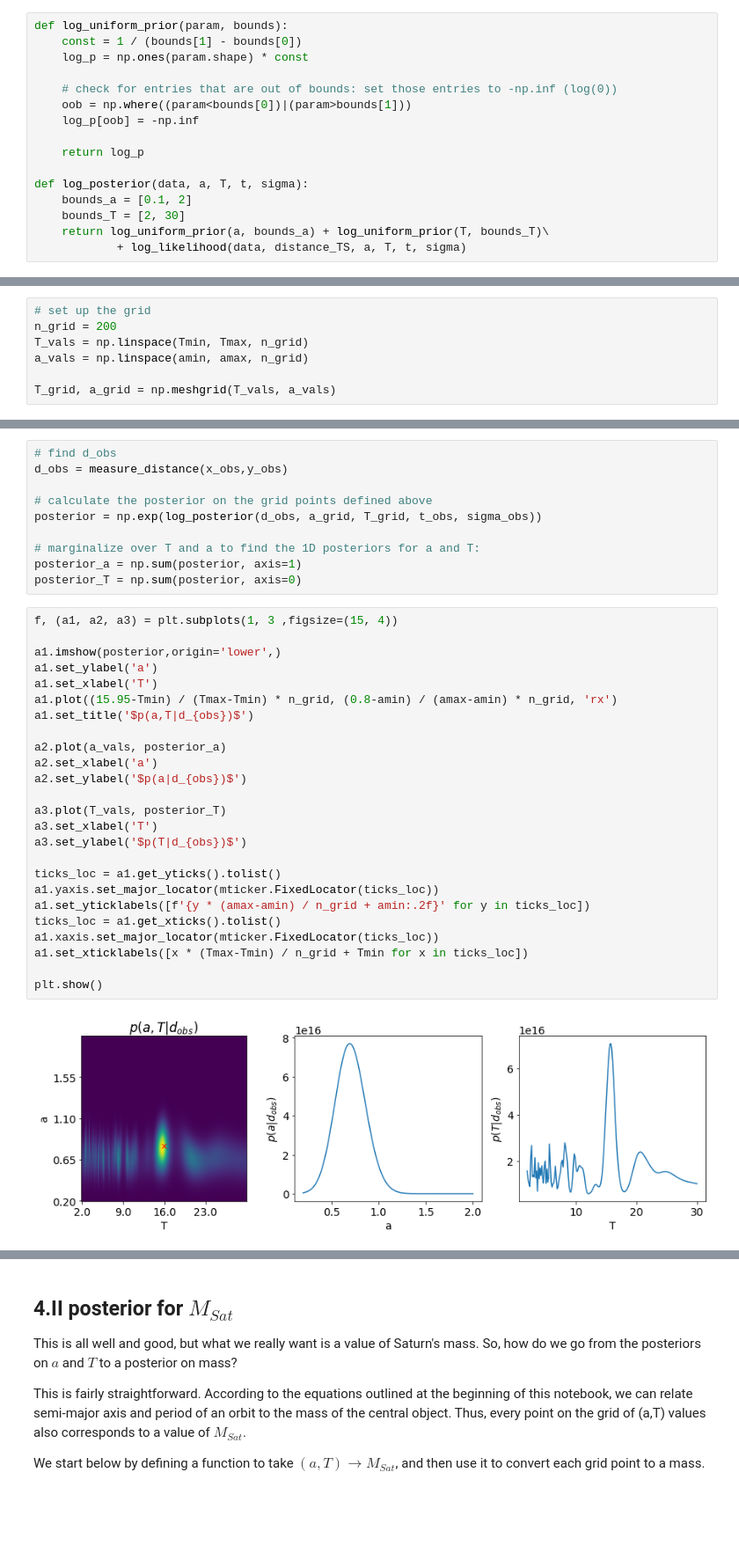
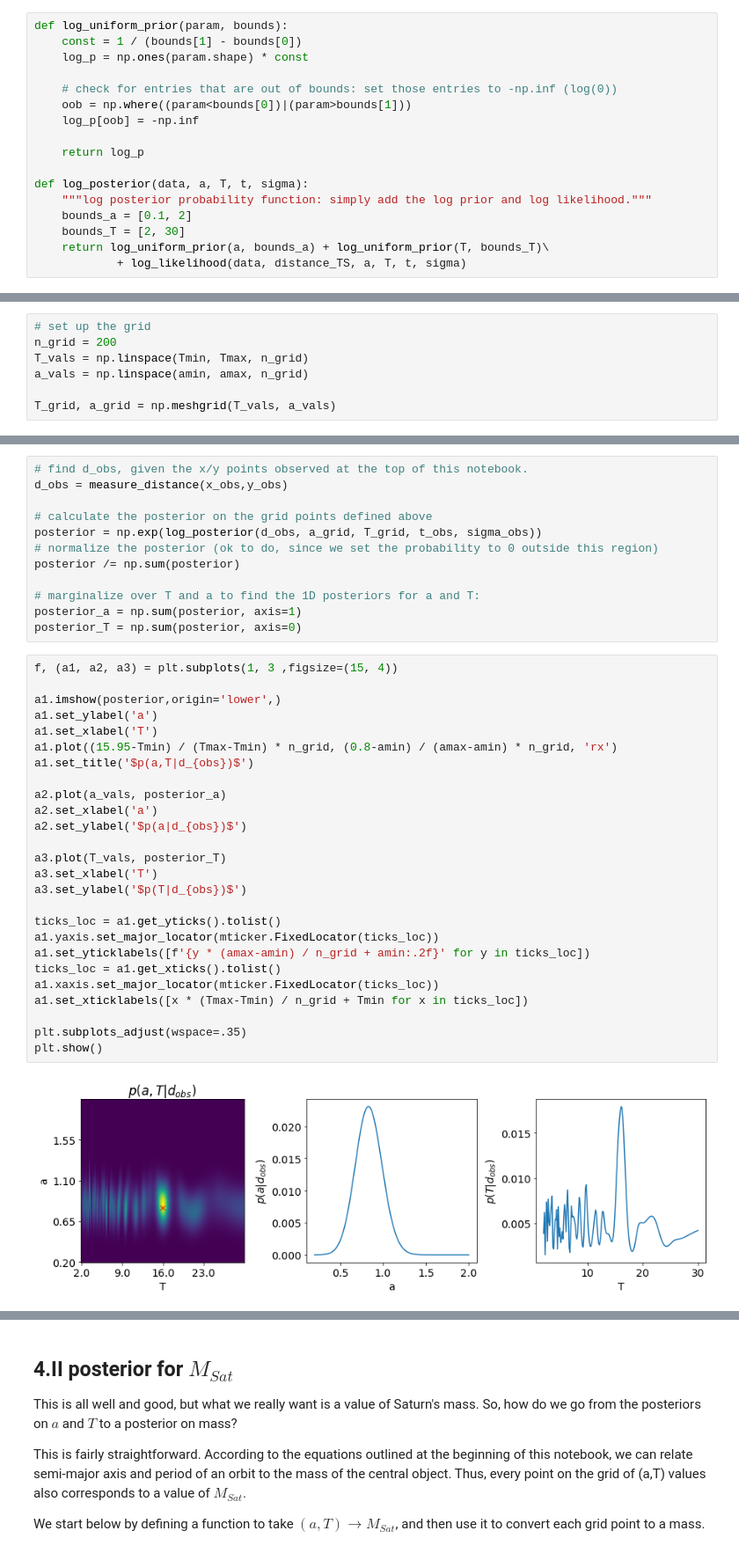
Before and after one commit to KIPAC/StatisticsCookbook, a Jupyter notebook: bayes_law/example-2.0.ipynb, the cells around one changed output, grey strips where cells are left out. Shown at 88% size. Saved outputs shown, nothing was run; the diff lists cells and outputs as text; blank space fills up the shorter version.

```diff
--- a/bayes_law/example-2.0.ipynb
+++ b/bayes_law/example-2.0.ipynb
@@ -217,6 +208,7 @@ def log_uniform_prior(param, bounds):
     return log_p
 
 def log_posterior(data, a, T, t, sigma):
+    """log posterior probability function: simply add the log prior and log likelihood."""
     bounds_a = [0.1, 2]
     bounds_T = [2, 30]
     return log_uniform_prior(a, bounds_a) + log_uniform_prior(T, bounds_T)\
@@ -261,9 +257,11 @@ T_grid, a_grid = np.meshgrid(T_vals, a_vals)
 # %%
-# find d_obs
+# find d_obs, given the x/y points observed at the top of this notebook.
 d_obs = measure_distance(x_obs,y_obs)
 
 # calculate the posterior on the grid points defined above
 posterior = np.exp(log_posterior(d_obs, a_grid, T_grid, t_obs, sigma_obs))
+# normalize the posterior (ok to do, since we set the probability to 0 outside this region)
+posterior /= np.sum(posterior)
 
 # marginalize over T and a to find the 1D posteriors for a and T:
 posterior_a = np.sum(posterior, axis=1)
@@ -271,30 +269,31 @@ posterior_T = np.sum(posterior, axis=0)
 # %%
 f, (a1, a2, a3) = plt.subplots(1, 3 ,figsize=(15, 4))
 
 a1.imshow(posterior,origin='lower',)
 a1.set_ylabel('a')
 a1.set_xlabel('T')
 a1.plot((15.95-Tmin) / (Tmax-Tmin) * n_grid, (0.8-amin) / (amax-amin) * n_grid, 'rx')
 a1.set_title('$p(a,T|d_{obs})$')
 
 a2.plot(a_vals, posterior_a)
 a2.set_xlabel('a')
 a2.set_ylabel('$p(a|d_{obs})$')
 
 a3.plot(T_vals, posterior_T)
 a3.set_xlabel('T')
 a3.set_ylabel('$p(T|d_{obs})$')
 
 ticks_loc = a1.get_yticks().tolist()
 a1.yaxis.set_major_locator(mticker.FixedLocator(ticks_loc))
 a1.set_yticklabels([f'{y * (amax-amin) / n_grid + amin:.2f}' for y in ticks_loc])
 ticks_loc = a1.get_xticks().tolist()
 a1.xaxis.set_major_locator(mticker.FixedLocator(ticks_loc))
 a1.set_xticklabels([x * (Tmax-Tmin) / n_grid + Tmin for x in ticks_loc])
 
+plt.subplots_adjust(wspace=.35)
 plt.show()
 # %% [output]
-[figure, old version]
+[figure, new version]
 # %% [markdown]
 On the left is the full posterior as a function of both variables $a$ and $T$. The red x shows the truth values that were used in the simulation.
 
```
Also changed, not shown: parts of 19 cells of this notebook.
